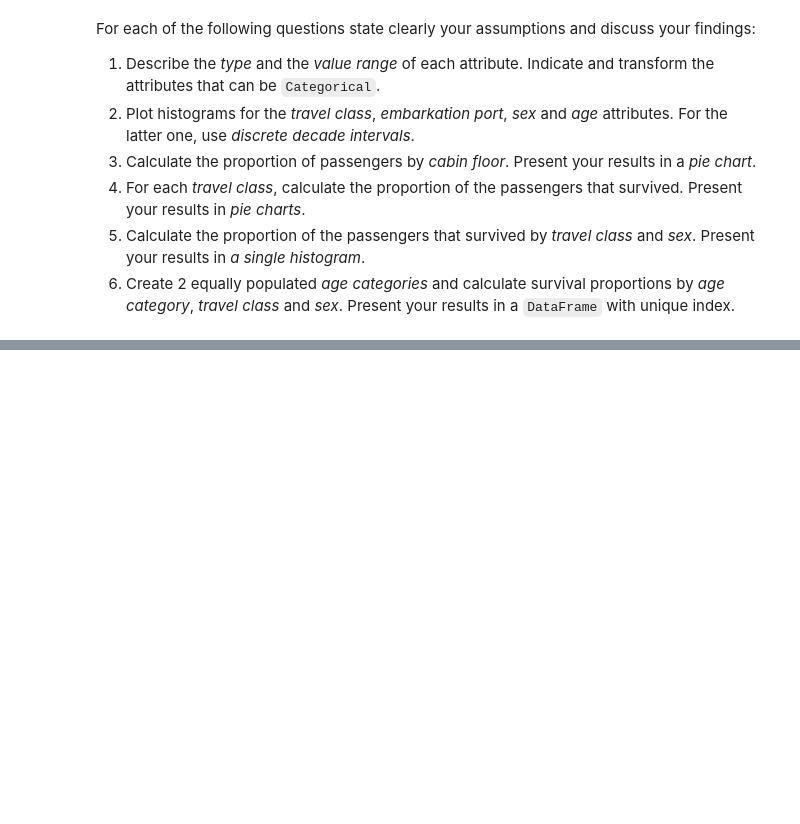
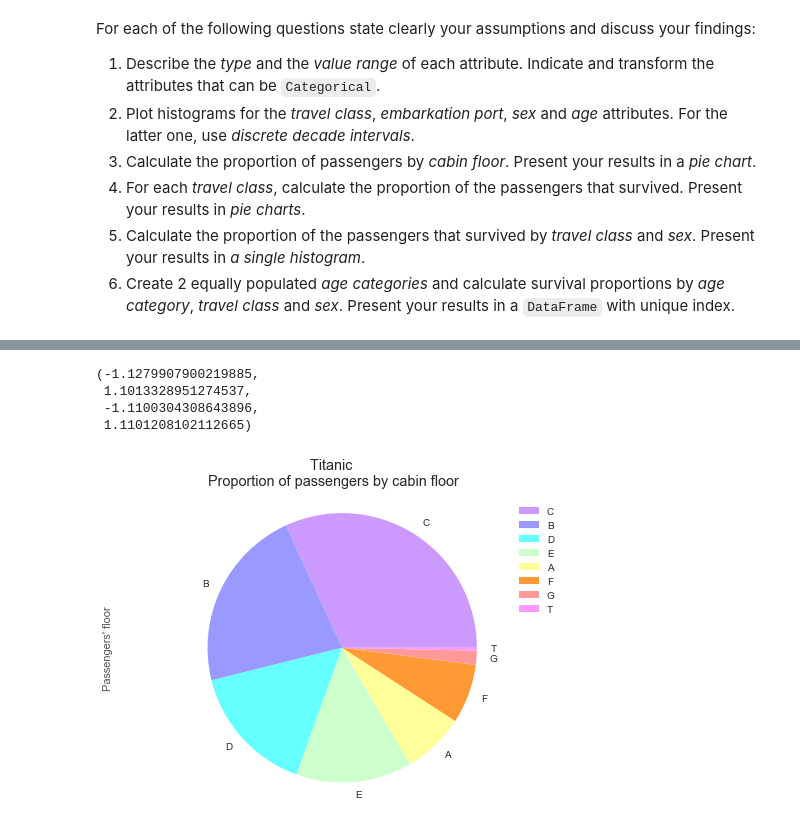
Before and after one commit to adamkozak/ADA2017-project, a Jupyter notebook: Homework/01 - Pandas and Data Wrangling/Homework 1.ipynb, the cells around one changed output, grey strips where cells are left out. Drawn from its saved outputs; the diff is of its cells as text; code cells hidden in the pictures; blank space fills up the shorter version.

```diff
--- a/Homework/01 - Pandas and Data Wrangling/Homework 1.ipynb
+++ b/Homework/01 - Pandas and Data Wrangling/Homework 1.ipynb
@@ -107,0 +200,17 @@ For each of the following questions state clearly your assumptions and discuss y
+# %%
+# 3. Calculate the proportion of passengers by cabin floor.
+
+#Create a new comlumn with the floor
+titanic_data['floor']=titanic_data.cabin.str[0]
+
+
+#Sum all the passengers in each floor and plot the result in a pie chart
+titanic_data[['floor']].apply(pd.value_counts).plot.pie(title='Titanic \nProportion of passengers by cabin floor', subplots=True, colors=('#cc99ff','#9999ff','#66ffff','#ccffcc','#ffff99','#ff9933','#ff9999','#ff99ff'))
+plt.ylabel("Passengers' floor")
+plt.axis('equal')   #makes the pie to be a beautiful circle
+# %% [output]
+(-1.1279907900219885,
+ 1.1013328951274537,
+ -1.1100304308643896,
+ 1.1101208102112665)
+[figure, added]
```
Also changed, not shown: parts of 9 cells of this notebook.
